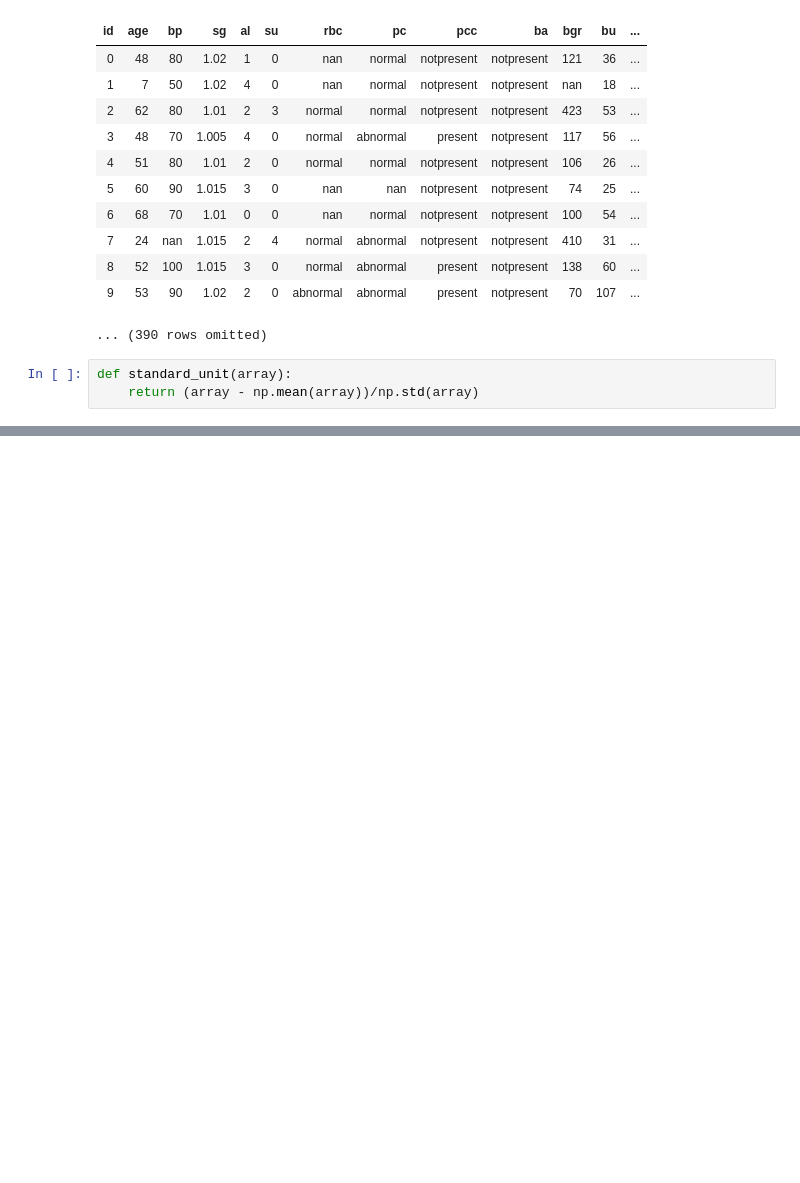
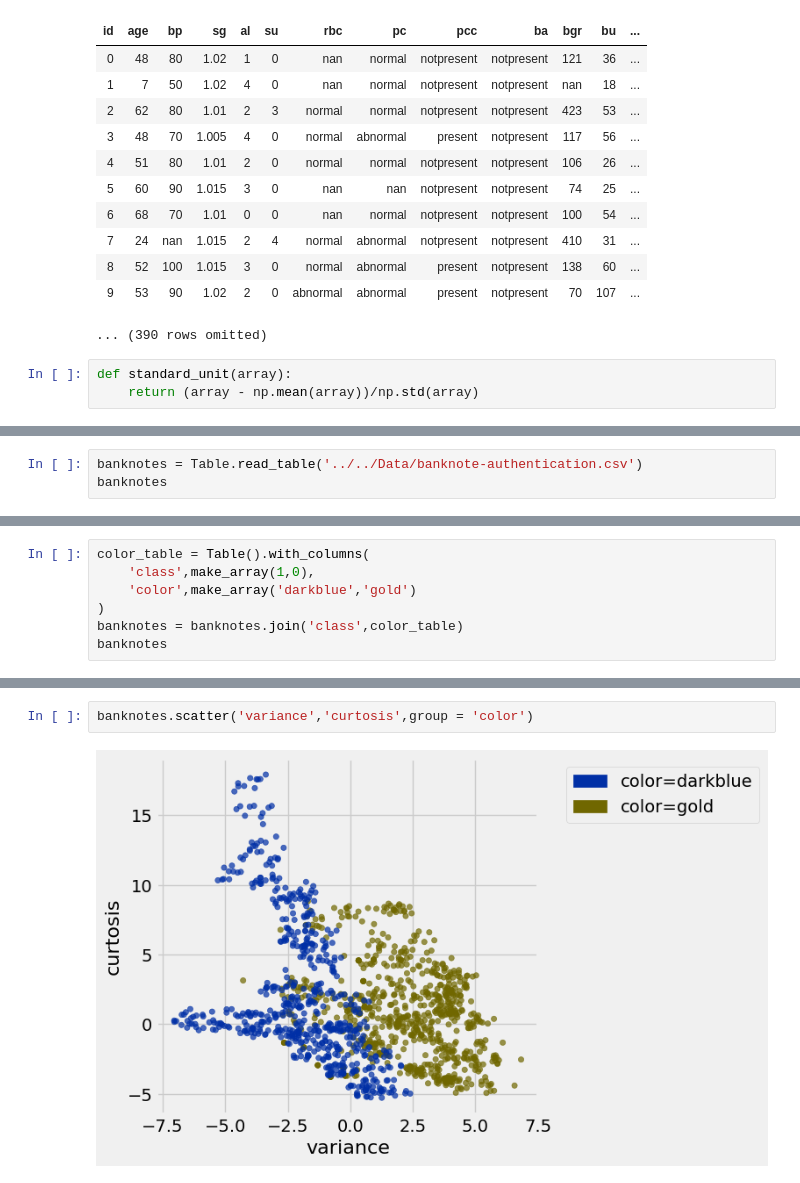
Before and after one commit to MYTWT/Data_Science, a Jupyter notebook: notebook/Numby/classification.ipynb, the cells around one changed output, grey strips where cells are left out. Cells and saved outputs as stored; diff of their text form; blank space fills up the shorter version.

```diff
--- a/notebook/Numby/classification.ipynb
+++ b/notebook/Numby/classification.ipynb
@@ -83,0 +215,3 @@ ckd1 = ckd.where(mask).where(mask1)
+# %%
+banknotes = Table.read_table('../../Data/banknote-authentication.csv')
+banknotes
@@ -83,0 +231,7 @@ ckd1 = ckd.where(mask).where(mask1)
+# %%
+color_table = Table().with_columns(
+    'class',make_array(1,0),
+    'color',make_array('darkblue','gold')
+)
+banknotes = banknotes.join('class',color_table)
+banknotes
@@ -83,0 +251,4 @@ ckd1 = ckd.where(mask).where(mask1)
+# %%
+banknotes.scatter('variance','curtosis',group = 'color')
+# %% [output]
+[figure, added]
```
Also changed, not shown: parts of 43 cells of this notebook, 2 other files.
